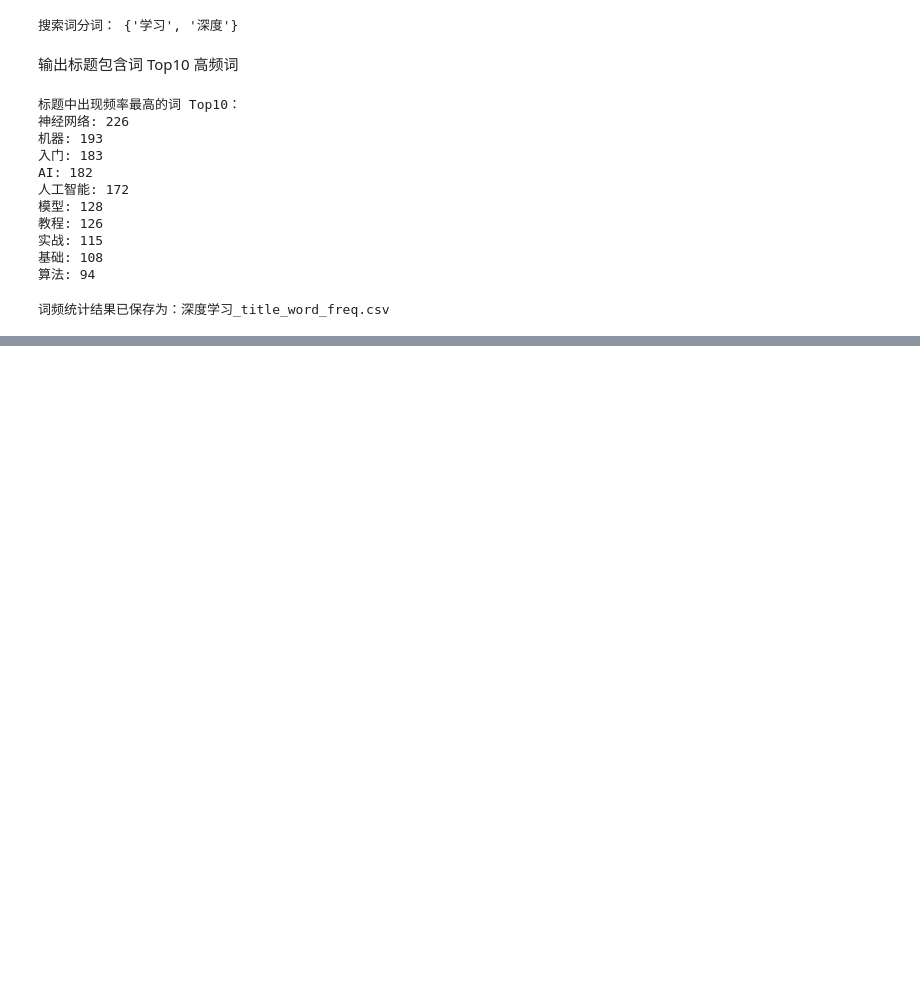
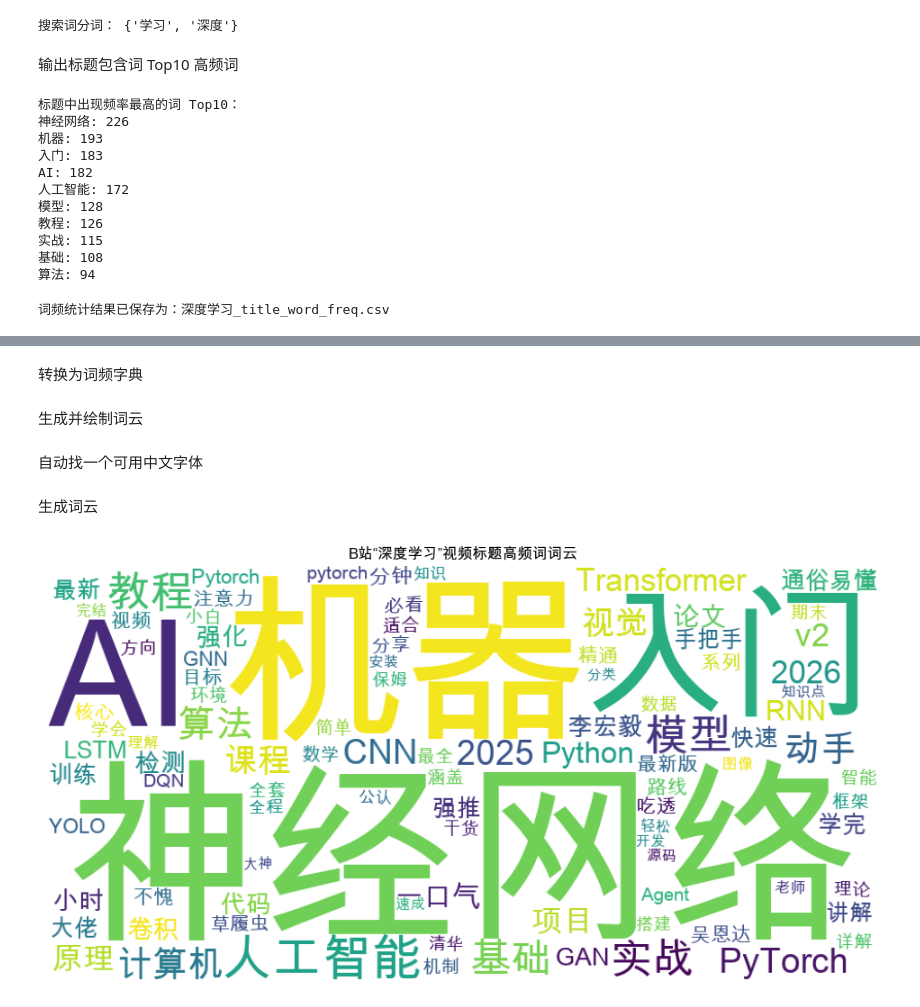
Before and after one commit to TobyKSKGD/Bilibili_search_data_Analysis_based_on_Python, a Jupyter notebook: demonstration.ipynb, the cells around one changed output, grey strips where cells are left out. Cells and saved outputs as stored; diff of their text form; code cells hidden in the pictures; blank space fills up the shorter version.

Commit message:
wordcloud

```diff
--- a/demonstration.ipynb
+++ b/demonstration.ipynb
@@ -354,0 +379,2 @@ print(f"\n词频统计结果已保存为：{output_csv}")
+# %% [markdown]
+转换为词频字典
@@ -354,0 +385,50 @@ print(f"\n词频统计结果已保存为：{output_csv}")
+# %% [markdown]
+生成并绘制词云
+# %% [markdown]
+自动找一个可用中文字体
+# %%
+import platform
+import matplotlib.font_manager as fm
+
+font_map = {
+    'Darwin':  ['Arial Unicode MS', 'PingFang SC', 'Heiti SC'],
+    'Windows': ['SimHei', 'Microsoft YaHei'],
+    'Linux':   ['Noto Sans CJK SC', 'WenQuanYi Micro Hei']
+}
+
+sys_name = platform.system()
+candidates = font_map.get(sys_name, font_map['Linux'])
+
+font_path = None
+for f in fm.fontManager.ttflist:
+    if f.name in candidates:
+        font_path = f.fname
+        break
+
+if font_path is None:
+    raise RuntimeError("未找到可用的中文字体")
+# %% [markdown]
+生成词云
+# %%
+from wordcloud import WordCloud
+import matplotlib.pyplot as plt
+
+wc = WordCloud(
+    font_path=font_path,
+    background_color='white',
+    width=900,
+    height=450,
+    max_words=100,
+    collocations=False,
+    prefer_horizontal=1.0
+)
+
+wc.generate_from_frequencies(word_freq)
+
+plt.figure(figsize=(12, 6))
+plt.imshow(wc)
+plt.axis('off')
+plt.title(f'B站“{keyword}”视频标题高频词词云')
+plt.show()
+# %% [output]
+[figure, added]
```
Also changed, not shown: parts of 6 cells of this notebook, 2 other files.
